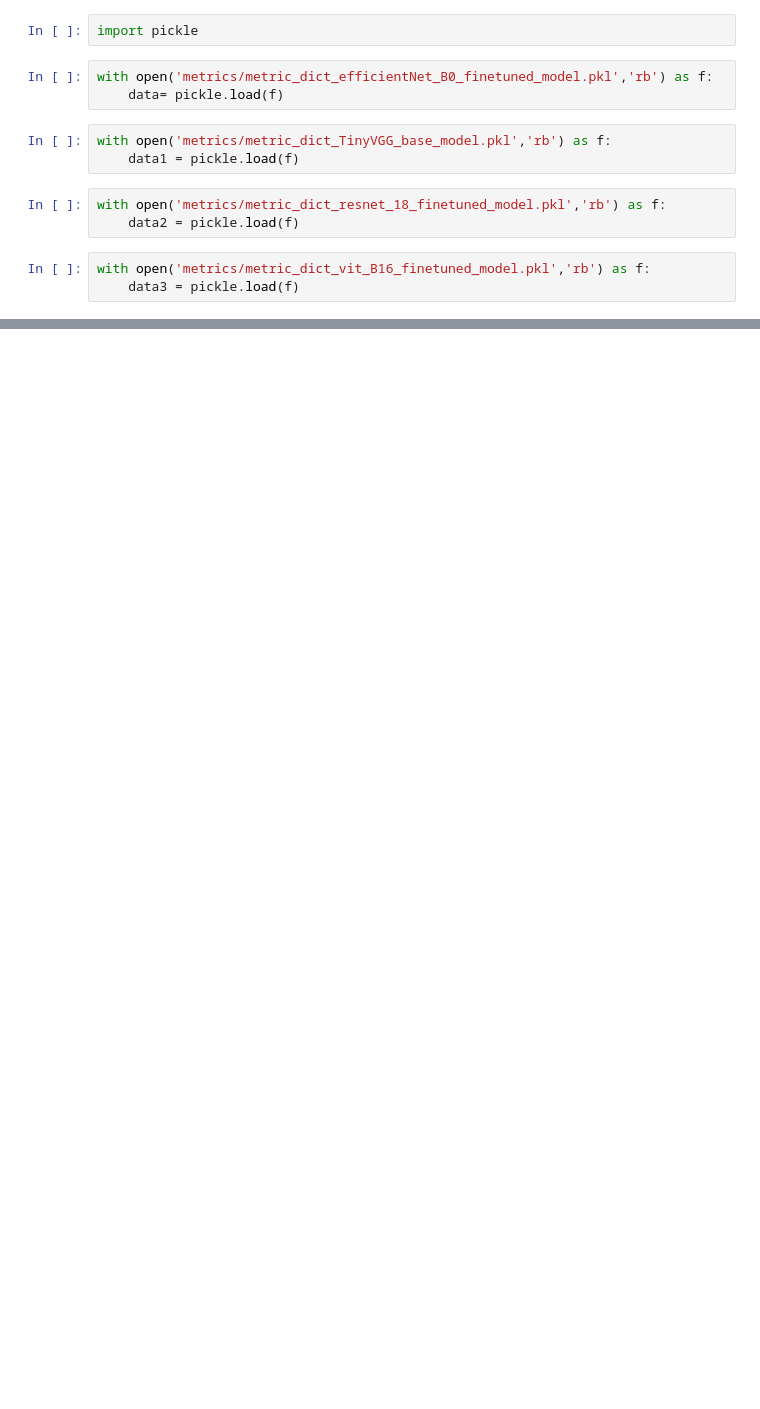
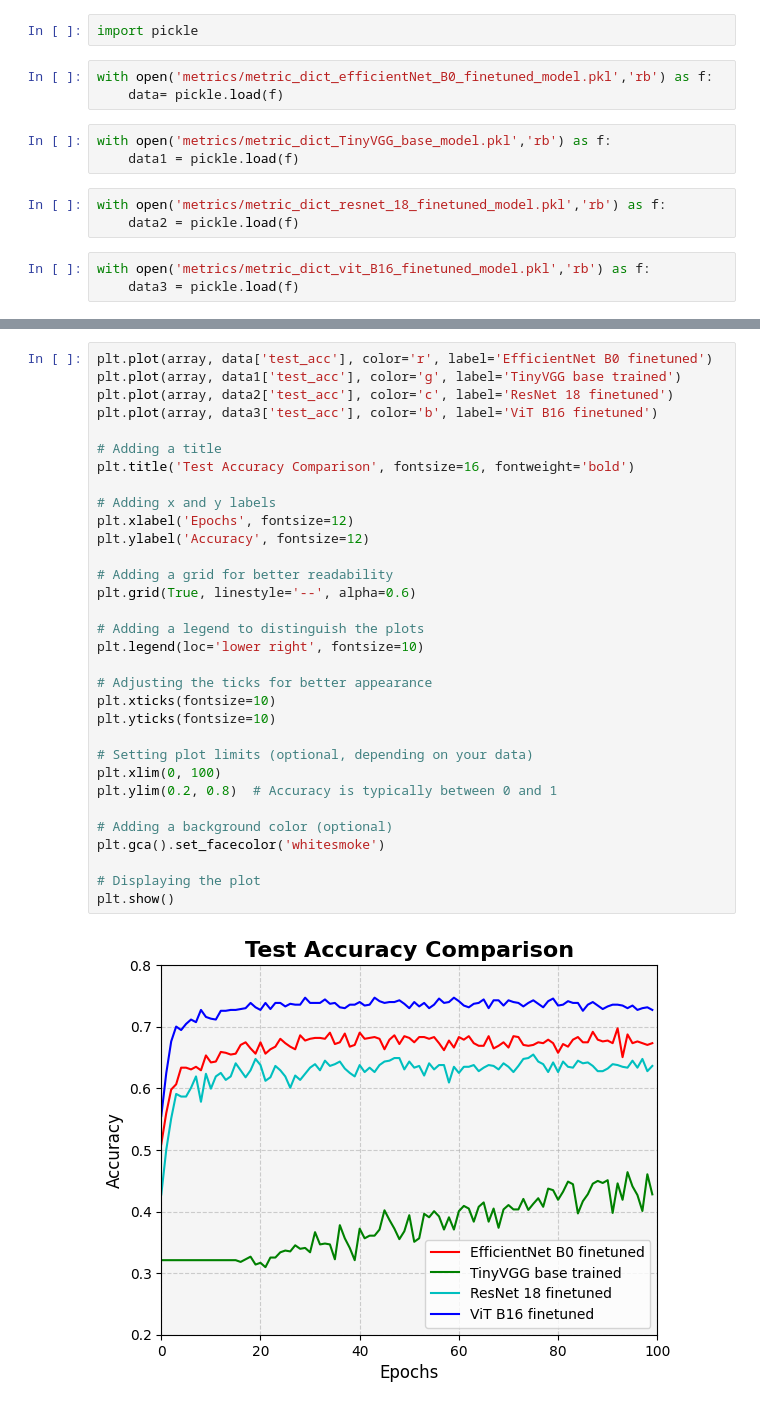
Before and after one commit to AkshayKulkarni3467/Malignancy-Detection, a Jupyter notebook: plots.ipynb, the cells around one changed output, grey strips where cells are left out. Cells and saved outputs as stored; diff of their text form; blank space fills up the shorter version.

```diff
--- a/plots.ipynb
+++ b/plots.ipynb
@@ -49,0 +120,34 @@ plt.plot(array,data3['test_acc'],color='b')
+# %%
+plt.plot(array, data['test_acc'], color='r', label='EfficientNet B0 finetuned')
+plt.plot(array, data1['test_acc'], color='g', label='TinyVGG base trained')
+plt.plot(array, data2['test_acc'], color='c', label='ResNet 18 finetuned')
+plt.plot(array, data3['test_acc'], color='b', label='ViT B16 finetuned')
+
+# Adding a title
+plt.title('Test Accuracy Comparison', fontsize=16, fontweight='bold')
+
+# Adding x and y labels
+plt.xlabel('Epochs', fontsize=12)
+plt.ylabel('Accuracy', fontsize=12)
+
+# Adding a grid for better readability
+plt.grid(True, linestyle='--', alpha=0.6)
+
+# Adding a legend to distinguish the plots
+plt.legend(loc='lower right', fontsize=10)
+
+# Adjusting the ticks for better appearance
+plt.xticks(fontsize=10)
+plt.yticks(fontsize=10)
+
+# Setting plot limits (optional, depending on your data)
+plt.xlim(0, 100)
+plt.ylim(0.2, 0.8)  # Accuracy is typically between 0 and 1
+
+# Adding a background color (optional)
+plt.gca().set_facecolor('whitesmoke')
+
+# Displaying the plot
+plt.show()
+# %% [output]
+[figure, added]
```
Also changed, not shown: parts of 15 cells of this notebook, 2 other files.
